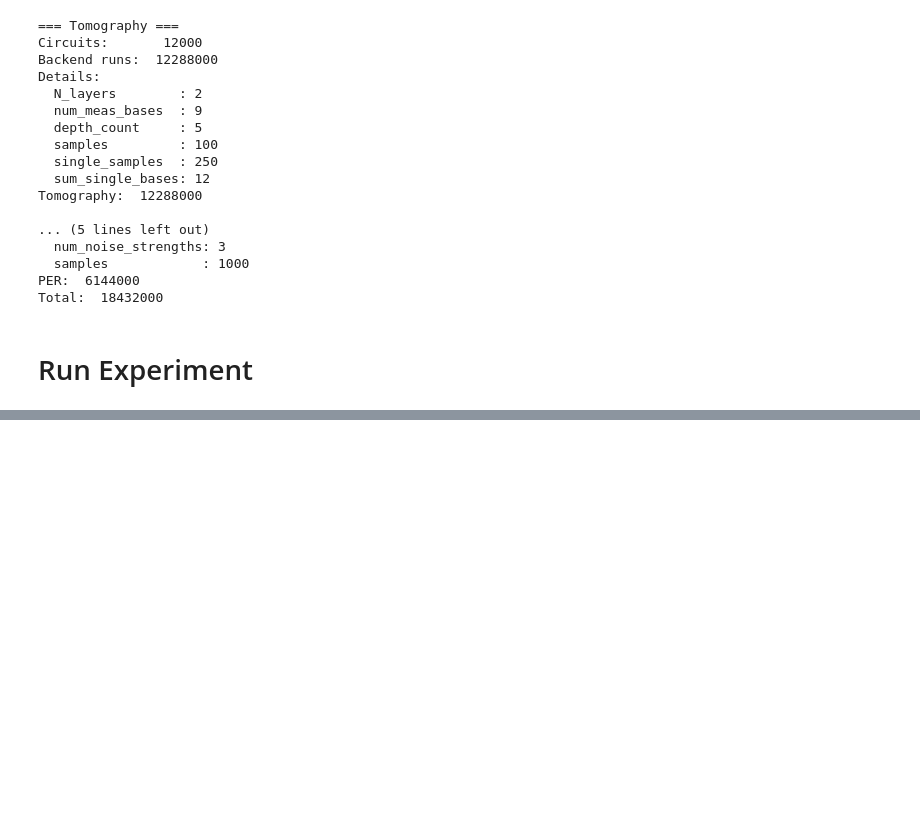
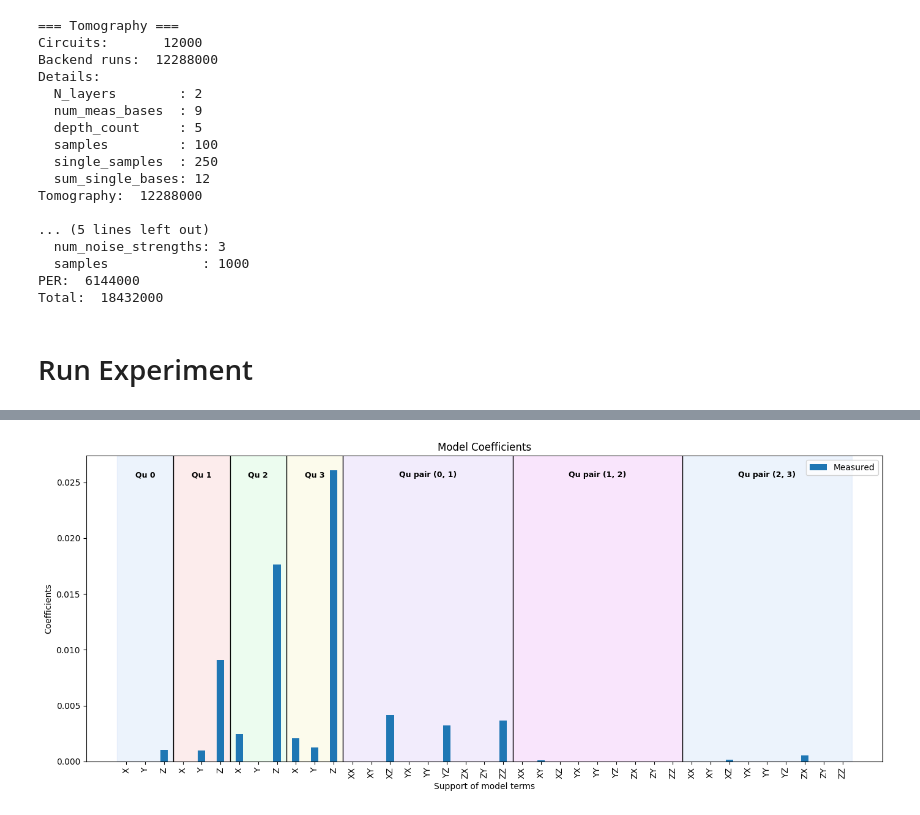
Before and after one commit to AhmedElAmraoui/AutomatedPERTools, a Jupyter notebook: tutorial_notebooks/pauli_lindblad_per/Workflow.ipynb, the cells around one changed output, grey strips where cells are left out. Saved outputs shown, nothing was run; the diff lists cells and outputs as text; code cells hidden in the pictures; blank space fills up the shorter version.

```diff
--- a/tutorial_notebooks/pauli_lindblad_per/Workflow.ipynb
+++ b/tutorial_notebooks/pauli_lindblad_per/Workflow.ipynb
@@ -160,0 +184,4 @@ noisedataframe = experiment.analyze()
+# %%
+layer2.plot_coeffs(plot_style = 2)
+# %% [output]
+[figure, added]
```
Also changed, not shown: parts of 9 cells of this notebook, 53 other files.
